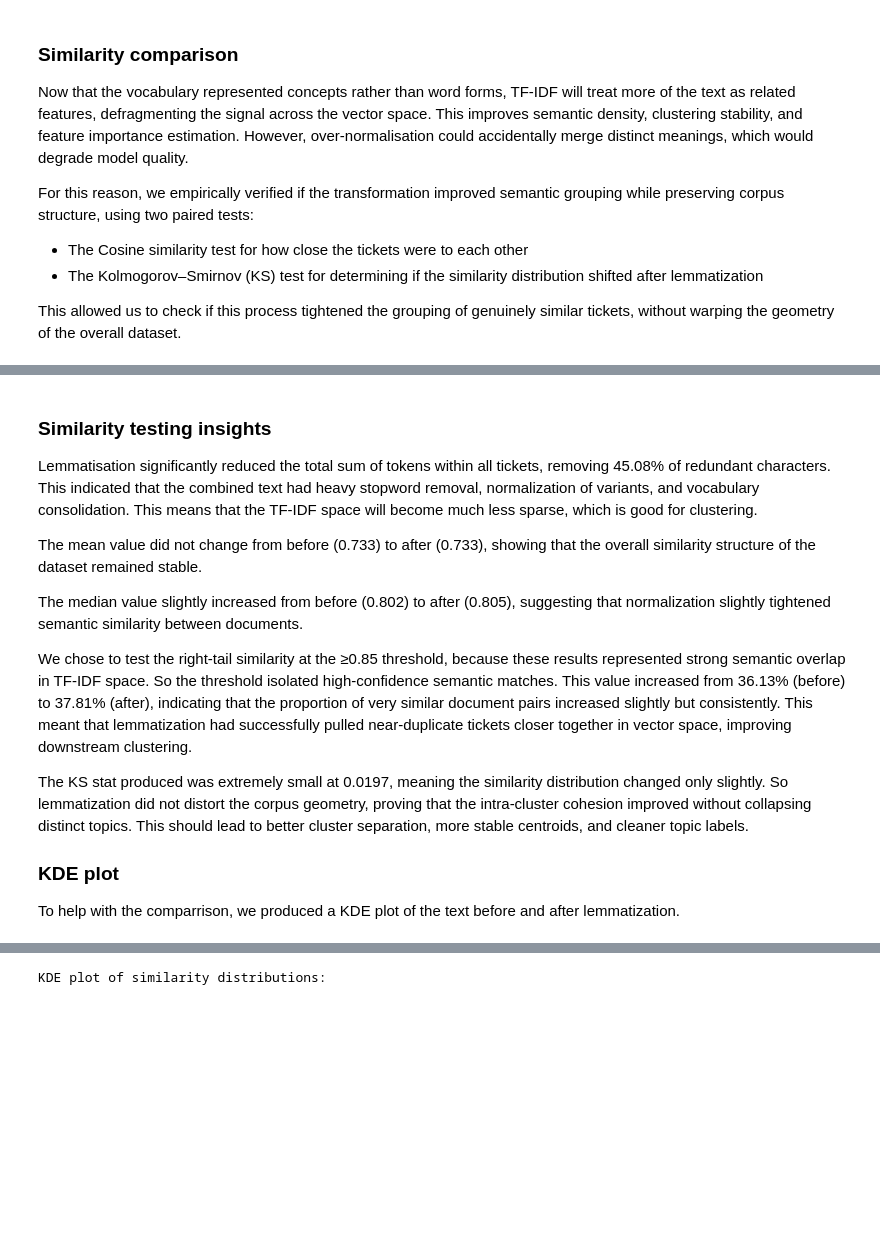
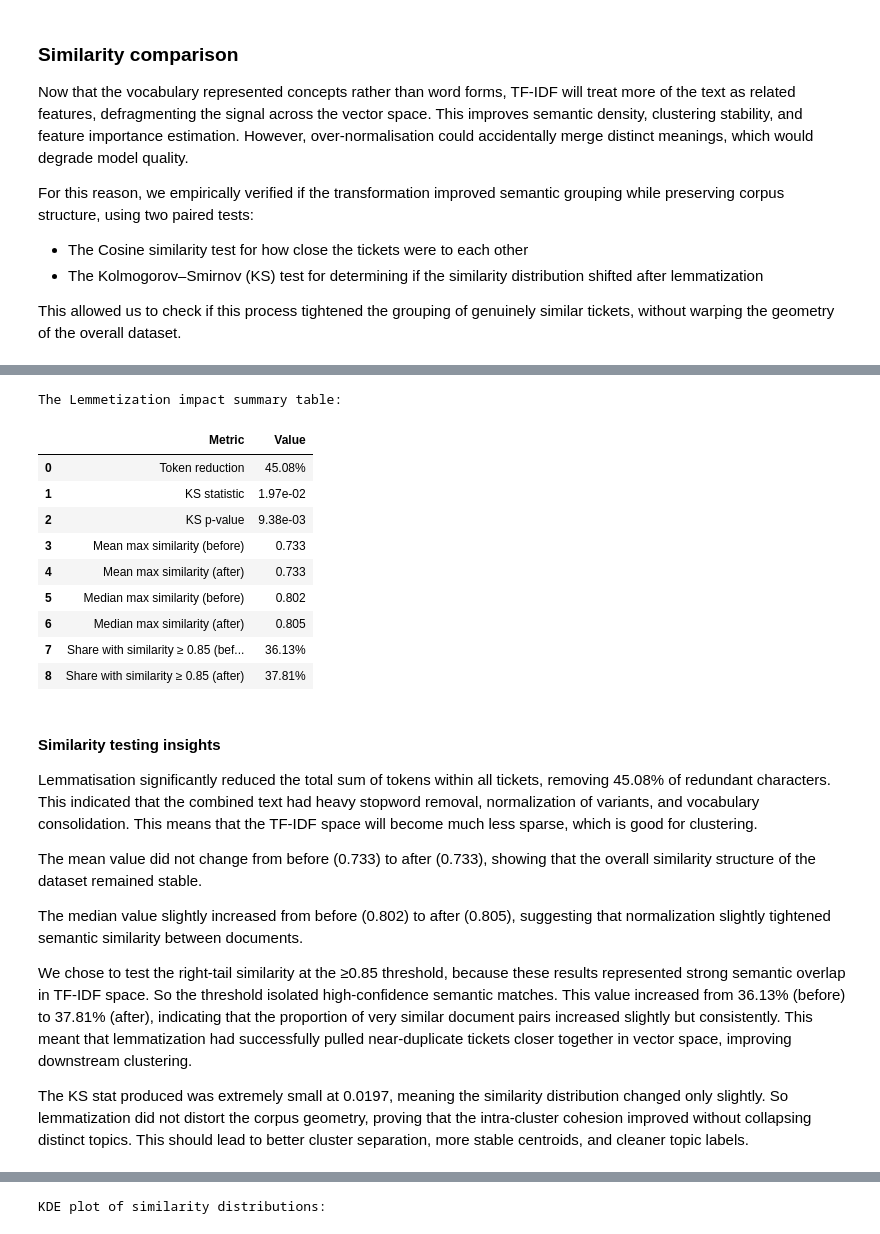
Before and after one commit to David-Golacis/IT-Support-Dashboard, a Jupyter notebook: Notebooks/02_Text_Lemmatisation.ipynb, the cells around one changed output, grey strips where cells are left out. Cells and saved outputs as stored; diff of their text form; code cells hidden in the pictures; blank space fills up the shorter version.

```diff
--- a/Notebooks/02_Text_Lemmatisation.ipynb
+++ b/Notebooks/02_Text_Lemmatisation.ipynb
@@ -271,5 +248,55 @@ The Lemmetization impact summary table:
+# %%
+ks_result = ks_2samp(raw_sim, lemma_sim)
+
+# Lemmatisation impact summary table
+token_reduction_pct = f"{float(reduction_pct) * 100:.2f}%"
+raw_sim_mean_pct = f"{(raw_sim >= 0.85).mean() * 100:.2f}%"
+lemma_sim_mean_pct = f"{(lemma_sim >= 0.85).mean() * 100:.2f}%"
+
+
+summary_rows = [
+    ("Token reduction", token_reduction_pct),
+    ("KS statistic", ks_result.statistic),
+    ("KS p-value", ks_result.pvalue),
+    ("Mean max similarity (before)", raw_sim.mean()),
+    ("Mean max similarity (after)", lemma_sim.mean()),
+    ("Median max similarity (before)", np.median(raw_sim)),
+    ("Median max similarity (after)", np.median(lemma_sim)),
+    ("Share with similarity ≥ 0.85 (before)", raw_sim_mean_pct),
+    ("Share with similarity ≥ 0.85 (after)", lemma_sim_mean_pct),
+]
+
+summary = pd.DataFrame(summary_rows, columns=["Metric", "Value"])
+
+# Saving the summary table to CSV
+summary.to_csv(Config.LEMMA_SUMMARY_PATH, index=False, encoding="utf-8")
+
+# Formatting the summary table for better readability
+summary_formatted = summary.copy()
+
+summary_formatted.loc[1, "Value"] = f"{summary_formatted.loc[1, 'Value']:.2e}"
+summary_formatted.loc[2, "Value"] = f"{summary_formatted.loc[2, 'Value']:.2e}"
+summary_formatted.loc[3, "Value"] = f"{summary_formatted.loc[3, 'Value']:.3f}"
+summary_formatted.loc[4, "Value"] = f"{summary_formatted.loc[4, 'Value']:.3f}"
+summary_formatted.loc[5, "Value"] = f"{summary_formatted.loc[5, 'Value']:.3f}"
+summary_formatted.loc[6, "Value"] = f"{summary_formatted.loc[6, 'Value']:.3f}"
+
+print("The Lemmetization impact summary table:")
+display(summary_formatted)
+# %% [output]
+The Lemmetization impact summary table:
+|  | Metric | Value |
+| 0 | Token reduction | 45.08% |
+| 1 | KS statistic | 1.97e-02 |
+| 2 | KS p-value | 9.38e-03 |
+| 3 | Mean max similarity (before) | 0.733 |
+| 4 | Mean max similarity (after) | 0.733 |
+| 5 | Median max similarity (before) | 0.802 |
+| 6 | Median max similarity (after) | 0.805 |
+| 7 | Share with similarity ≥ 0.85 (bef... | 36.13% |
+| 8 | Share with similarity ≥ 0.85 (after) | 37.81% |
 # %% [markdown]
-### Similarity testing insights
+#### Similarity testing insights
 
 Lemmatisation significantly reduced the total sum of tokens within all tickets, removing 45.08% of redundant characters. This indicated that the combined text had heavy stopword removal, normalization of variants, and vocabulary consolidation. This means that the TF-IDF space will become much less sparse, which is good for clustering.
 
@@ -280,8 +307,3 @@ The median value slightly increased from before (0.802) to after (0.805), sugges
 We chose to test the right-tail similarity at the ≥0.85 threshold, because these results represented strong semantic overlap in TF-IDF space. So the threshold isolated high-confidence semantic matches. This value increased from 36.13% (before) to 37.81% (after), indicating that the proportion of very similar document pairs increased slightly but consistently. This meant that lemmatization had successfully pulled near-duplicate tickets closer together in vector space, improving downstream clustering.
 
 The KS stat produced was extremely small at 0.0197, meaning the similarity distribution changed only slightly. So lemmatization did not distort the corpus geometry, proving that the intra-cluster cohesion improved without collapsing distinct topics. This should lead to better cluster separation, more stable centroids, and cleaner topic labels.
-
-
-### KDE plot
-
-To help with the comparrison, we produced a KDE plot of the text before and after lemmatization.
```
Also changed, not shown: parts of 7 cells of this notebook, 8 other files.
